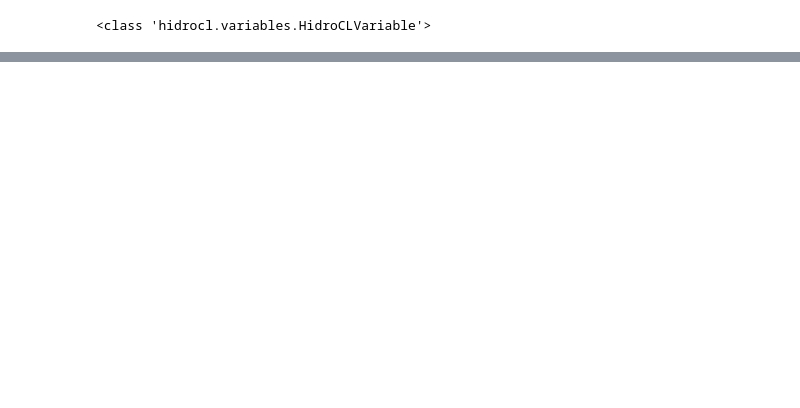
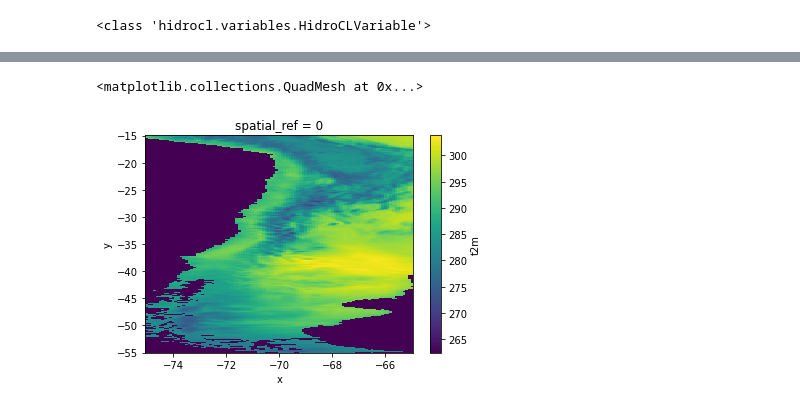
Before and after one commit to MeteorologiaUV/HidroCL-OOP, a Jupyter notebook: local_tests.ipynb, the cells around one changed output, grey strips where cells are left out. Drawn from its saved outputs; the diff is of its cells as text; code cells hidden in the pictures; blank space fills up the shorter version.

```diff
--- a/local_tests.ipynb
+++ b/local_tests.ipynb
@@ -243,0 +38,3 @@ Time elapsed for A2022113: 84 seconds
+# %%
+file = '/Users/aldotapia/hidrocl_test/era5-land_20000101.nc'
+var = 't2m'
@@ -243,0 +65,12 @@ Time elapsed for A2022113: 84 seconds
+# %%
+da = rioxr.open_rasterio(file)
+# %%
+da = da[var]
+# %%
+add_offset = da.attrs.get('add_offset')
+scale_factor = da.attrs.get('scale_factor')
+# %%
+(da[:] * scale_factor + add_offset).mean(dim='time')
+# %% [output]
+<matplotlib.collections.QuadMesh at 0x...>
+[figure, added]
```
Also changed, not shown: parts of 186 cells of this notebook, 7 other files.
